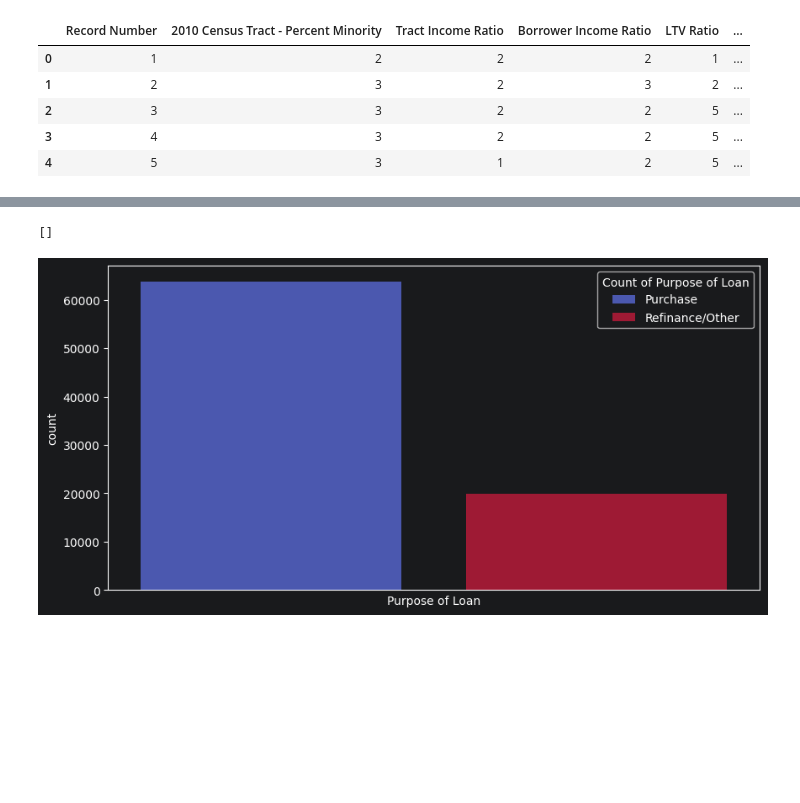
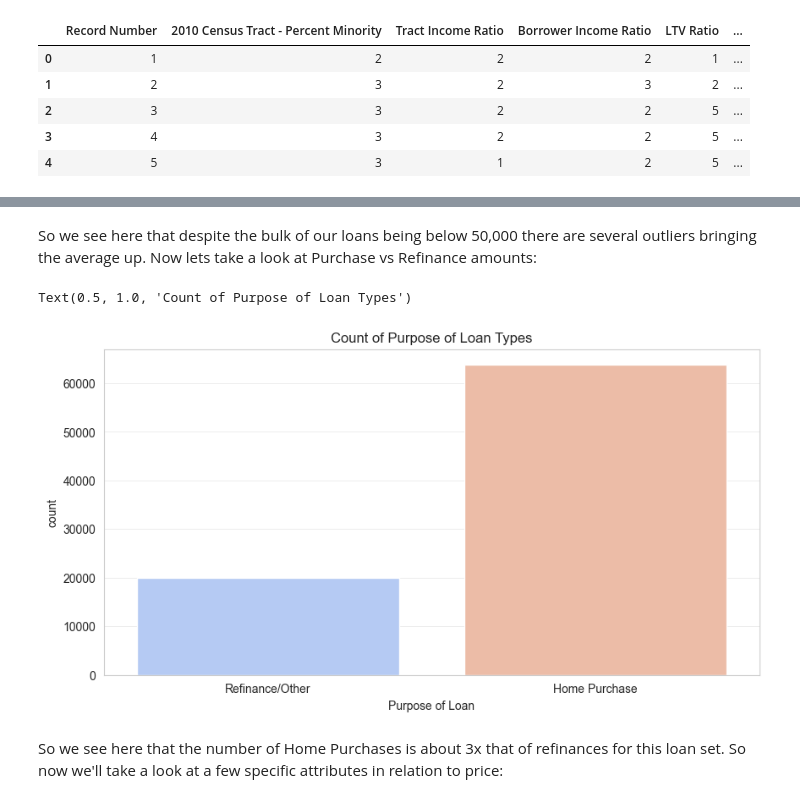
Before and after one commit to tgreene21/2018-Fannie-Mae-SF-Loan-Analysis, a Jupyter notebook: main.ipynb, the cells around one changed output, grey strips where cells are left out. Drawn from its saved outputs; the diff is of its cells as text; code cells hidden in the pictures; blank space fills up the shorter version.

Commit message:
Adding more visualizations and a Linear Regression Model

```diff
--- a/main.ipynb
+++ b/main.ipynb
@@ -8,12 +3,15 @@ Source: https://www.kaggle.com/datasets/jeromeblanchet/fannie-mae-freddie-mac-pu
 # %% [markdown]
 # Imports and Data Cleaning
 # %%
+from statistics import LinearRegression
+
 # Regular imports
 import pandas as pd
 import numpy as np
 import seaborn as sns
 import matplotlib.pyplot as plt
-from webencodings import labels
+
+sns.set_style("whitegrid")
 # %%
 df = pd.read_csv('./data/fnma_sf2018d_loans.txt', sep=r'\s+', index_col=False, header=None)
 # %%
@@ -119,5 +117,11 @@ df.head()
 | 2 | 3 | 3 | 2 | 2 | 5 | ... |
 | 3 | 4 | 3 | 2 | 2 | 5 | ... |
 | 4 | 5 | 3 | 1 | 2 | 5 | ... |
+# %%
+#Changing Purpose of Loan column to a categorical variable rather than numeric
+df["Purpose of Loan"] = df["Purpose of Loan"].replace({
+    1: "Home Purchase",
+    2: "Refinance/Other"
+})
 # %% [markdown]
 # Exploratory Data Analysis
@@ -124,13 +144,16 @@ df.head()
+# %% [markdown]
+So we see here that despite the bulk of our loans being below 50,000 there are several outliers bringing the average up. Now lets take a look at Purchase vs Refinance amounts:
 # %%
 # Purchase vs Refinance
 
 plt.figure(figsize=(10, 5))
 
 ax = sns.countplot(df, x="Purpose of Loan", hue="Purpose of Loan", palette="coolwarm")
-plt.legend(title = "Count of Purpose of Loan", labels=["Purchase", "Refinance/Other"])
-ax.set_xticks([])
+plt.title("Count of Purpose of Loan Types")
 # %% [output]
-[]
+Text(0.5, 1.0, 'Count of Purpose of Loan Types')
-[figure, old version]
+[figure, new version]
+# %% [markdown]
+So we see here that the number of Home Purchases is about 3x that of refinances for this loan set. So now we'll take a look at a few specific attributes in relation to price:
 # %%
 #Credit Score vs Purchase Price in relation to Purpose of the Loan
```
Also changed, not shown: parts of 28 cells of this notebook.
